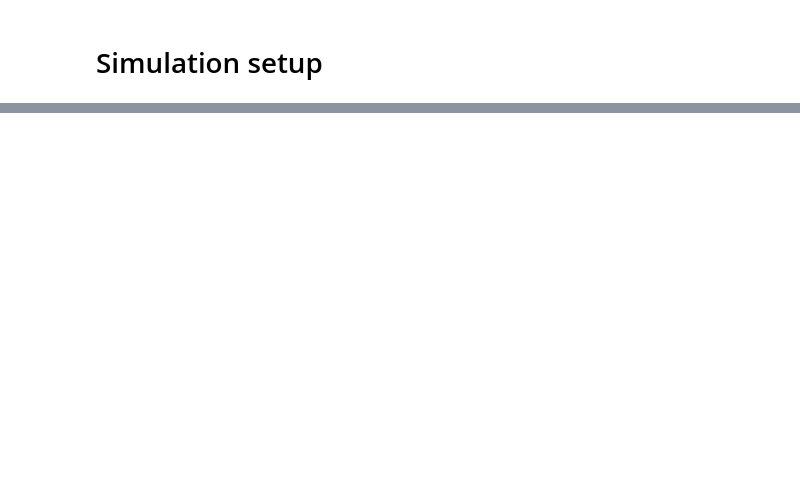
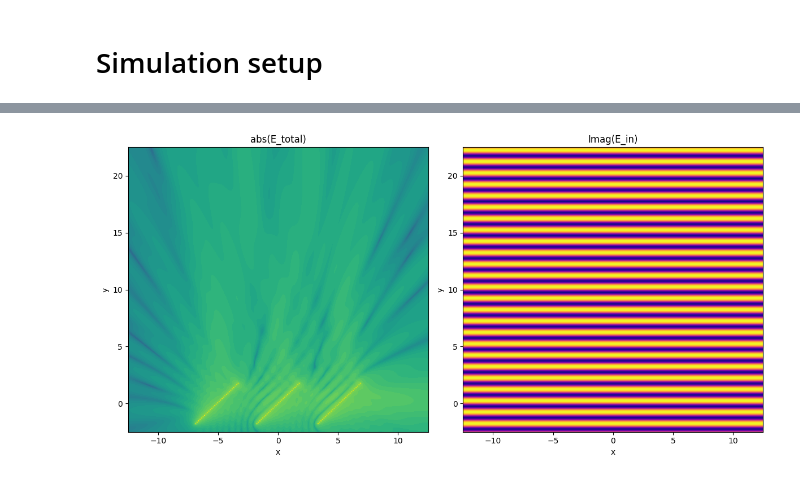
Before and after one commit to simon-fredrich/dmd_simulator, a Jupyter notebook: src/simulation_1d.ipynb, the cells around one changed output, grey strips where cells are left out. Cells and saved outputs as stored; diff of their text form; code cells hidden in the pictures; blank space fills up the shorter version.

```diff
--- a/src/simulation_1d.ipynb
+++ b/src/simulation_1d.ipynb
@@ -92,25 +69,0 @@ class Dmd:
-# %%
-class Simulation:
-    def __init__(self, dmd:Dmd, in_beam, wavelength) -> None:
-        self.dmd = dmd
-        self.wave_vector = 2 * np.pi / wavelength * in_beam
-
-    # calculate the field
-    def calc_field_at(self, x, y):
-        field = 0 + 0j
-        # vector pointing to the field position
-        r = np.array([x, y])
-
-        # loop over all mirrors
-        for i in range(self.dmd.nr_x):
-            # loop over a mirror
-            for s in range(self.dmd.mirror_size + 1):
-                x0 = self.dmd.get_x(i, s)
-                y0 = self.dmd.get_y(i, s)
-                # vector pointing to huygen source
-                m = np.array([x0, y0])
-                #Punkte für die Aufgaben haben vector pointing from huygen source to field position
-                r0 = r - m
-                # adding complex field contribution to the field sum
-                field += np.exp(1j * (np.dot(r0, self.dmd.get_plane_vector(i, s))))
-        return field
@@ -230,0 +135,20 @@ visualize_field(field)
+# %%
+# initiate dmd
+dmd = Dmd(tilt_angle=45,
+           mirror_size=13.7e-6,
+           mirror_gap=0.1e-6,
+           nr_x=3,
+           nr_sources_per_mirror=30)
+
+# initiate simulation
+sim = Simulation(dmd=dmd,
+                 incident_angle=90,
+                 wavelength=1,
+                 field_dimensions=(25, 25),
+                 res=80,
+                 source_type="spherical")
+
+E_total = sim.get_E_total()
+sim.display_field(E_total)
+# %% [output]
+[figure, added]
```
Also changed, not shown: parts of 12 cells of this notebook.
